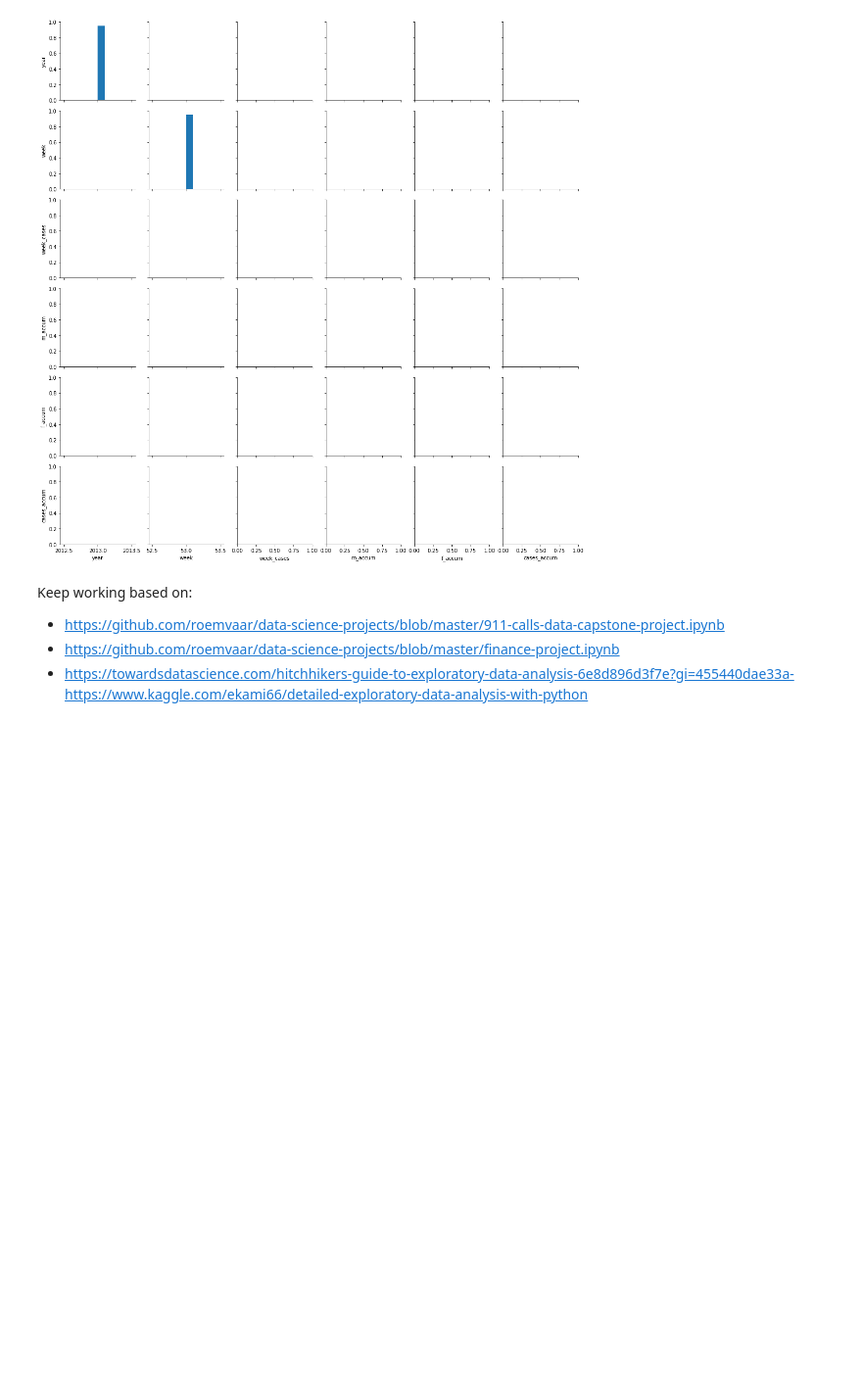
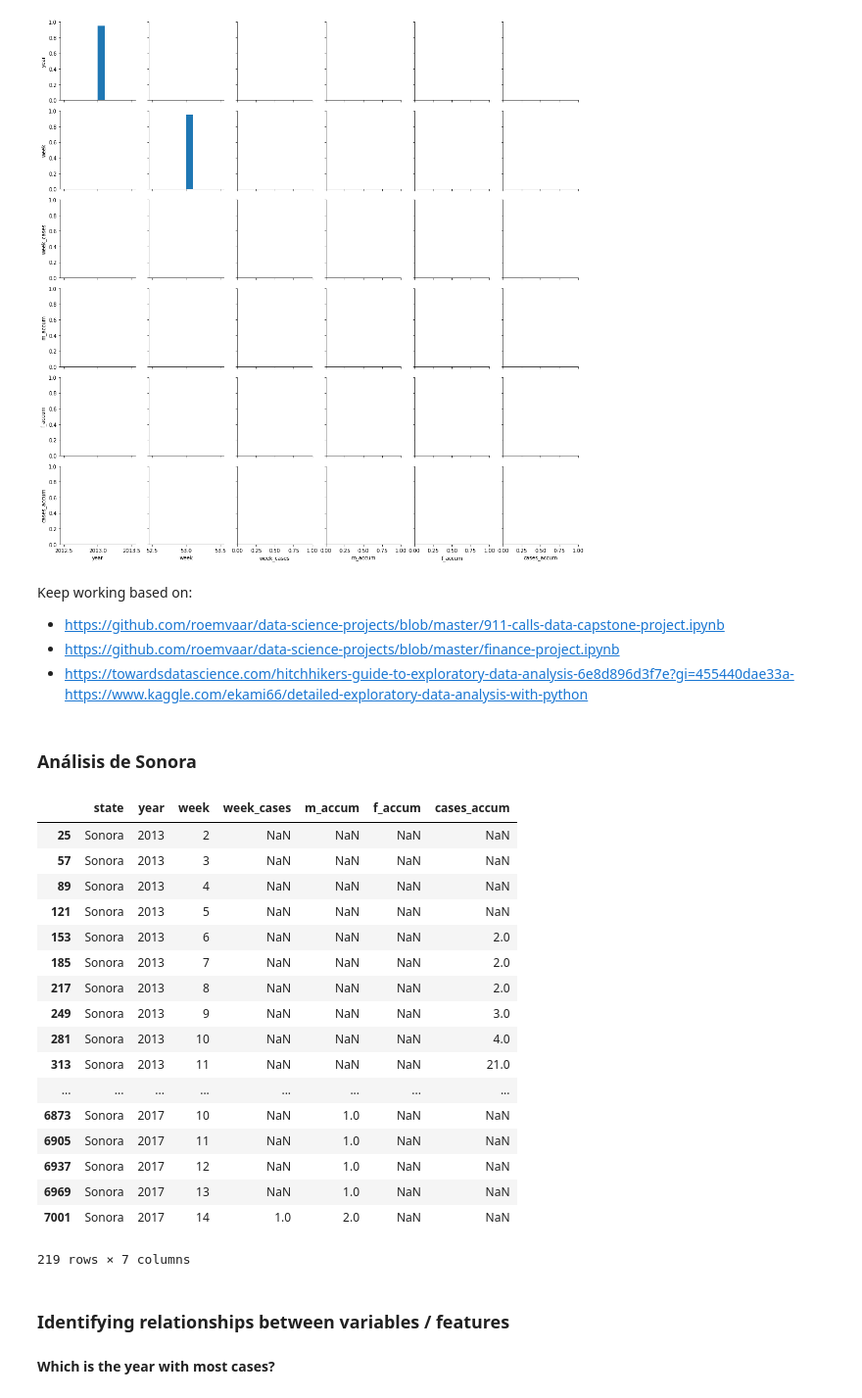
Before and after one commit to davidbc77/paper-rickettsiosis, a Jupyter notebook: src/data_analysis.ipynb, the cells around one changed output. Shown: that part at 98% size. Drawn from its saved outputs; the diff is of its cells as text; code cells hidden in the pictures; blank space fills up the shorter version.

```diff
--- a/src/data_analysis.ipynb
+++ b/src/data_analysis.ipynb
@@ -170,3 +178,30 @@ Keep working based on:
 - https://github.com/roemvaar/data-science-projects/blob/master/911-calls-data-capstone-project.ipynb
 - https://github.com/roemvaar/data-science-projects/blob/master/finance-project.ipynb
 - https://towardsdatascience.com/hitchhikers-guide-to-exploratory-data-analysis-6e8d896d3f7e?gi=455440dae33a- https://www.kaggle.com/ekami66/detailed-exploratory-data-analysis-with-python
+# %% [markdown]
+### Análisis de Sonora
+# %%
+df[df["state"] == "Sonora"]
+# %% [output]
+|  | state | year | week | week_cases | m_accum | f_accum | cases_accum |
+| 25 | Sonora | 2013 | 2 | NaN | NaN | NaN | NaN |
+| 57 | Sonora | 2013 | 3 | NaN | NaN | NaN | NaN |
+| 89 | Sonora | 2013 | 4 | NaN | NaN | NaN | NaN |
+| 121 | Sonora | 2013 | 5 | NaN | NaN | NaN | NaN |
+| 153 | Sonora | 2013 | 6 | NaN | NaN | NaN | 2.0 |
+| 185 | Sonora | 2013 | 7 | NaN | NaN | NaN | 2.0 |
+| 217 | Sonora | 2013 | 8 | NaN | NaN | NaN | 2.0 |
+| 249 | Sonora | 2013 | 9 | NaN | NaN | NaN | 3.0 |
+| 281 | Sonora | 2013 | 10 | NaN | NaN | NaN | 4.0 |
+| 313 | Sonora | 2013 | 11 | NaN | NaN | NaN | 21.0 |
+| ... | ... | ... | ... | ... | ... | ... | ... |
+| 6873 | Sonora | 2017 | 10 | NaN | 1.0 | NaN | NaN |
+| 6905 | Sonora | 2017 | 11 | NaN | 1.0 | NaN | NaN |
+| 6937 | Sonora | 2017 | 12 | NaN | 1.0 | NaN | NaN |
+| 6969 | Sonora | 2017 | 13 | NaN | 1.0 | NaN | NaN |
+| 7001 | Sonora | 2017 | 14 | 1.0 | 2.0 | NaN | NaN |
+219 rows × 7 columns
+# %% [markdown]
+### Identifying relationships between variables / features
+# %% [markdown]
+**Which is the year with most cases?**
```
Also changed, not shown: parts of 18 cells of this notebook.
